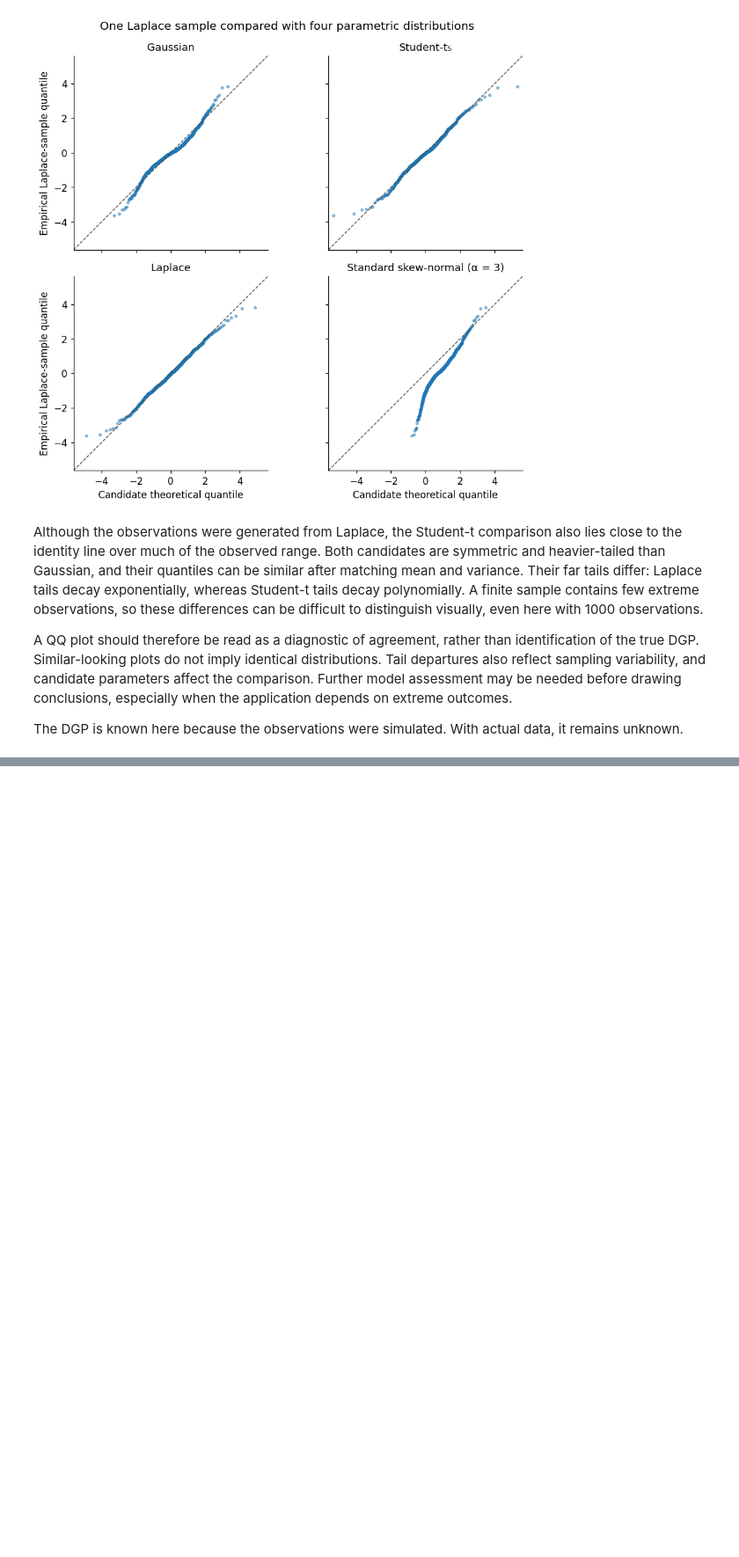
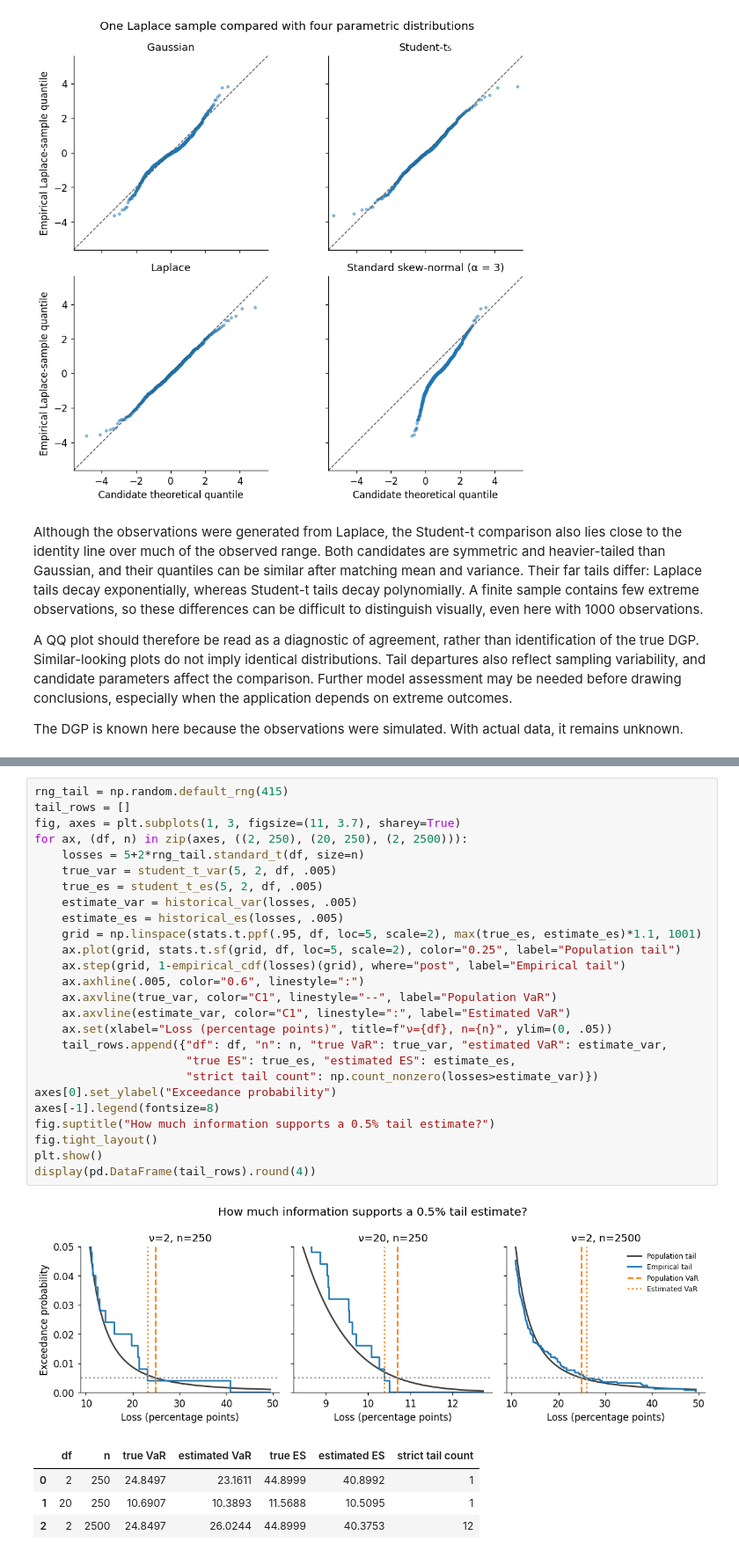
Before and after one commit to jacobkorsgaard/finance-statistical-methods-library, a Jupyter notebook: notebooks/04_nonparametric_distributions.ipynb, the cells around one changed output, grey strips where cells are left out. Shown at 88% size. Cells and saved outputs as stored; diff of their text form; blank space fills up the shorter version.

```diff
--- a/notebooks/04_nonparametric_distributions.ipynb
+++ b/notebooks/04_nonparametric_distributions.ipynb
@@ -185,0 +198,32 @@ The DGP is known here because the observations were simulated. With actual data,
+# %%
+rng_tail = np.random.default_rng(415)
+tail_rows = []
+fig, axes = plt.subplots(1, 3, figsize=(11, 3.7), sharey=True)
+for ax, (df, n) in zip(axes, ((2, 250), (20, 250), (2, 2500))):
+    losses = 5+2*rng_tail.standard_t(df, size=n)
+    true_var = student_t_var(5, 2, df, .005)
+    true_es = student_t_es(5, 2, df, .005)
+    estimate_var = historical_var(losses, .005)
+    estimate_es = historical_es(losses, .005)
+    grid = np.linspace(stats.t.ppf(.95, df, loc=5, scale=2), max(true_es, estimate_es)*1.1, 1001)
+    ax.plot(grid, stats.t.sf(grid, df, loc=5, scale=2), color="0.25", label="Population tail")
+    ax.step(grid, 1-empirical_cdf(losses)(grid), where="post", label="Empirical tail")
+    ax.axhline(.005, color="0.6", linestyle=":")
+    ax.axvline(true_var, color="C1", linestyle="--", label="Population VaR")
+    ax.axvline(estimate_var, color="C1", linestyle=":", label="Estimated VaR")
+    ax.set(xlabel="Loss (percentage points)", title=f"ν={df}, n={n}", ylim=(0, .05))
+    tail_rows.append({"df": df, "n": n, "true VaR": true_var, "estimated VaR": estimate_var,
+                      "true ES": true_es, "estimated ES": estimate_es,
+                      "strict tail count": np.count_nonzero(losses>estimate_var)})
+axes[0].set_ylabel("Exceedance probability")
+axes[-1].legend(fontsize=8)
+fig.suptitle("How much information supports a 0.5% tail estimate?")
+fig.tight_layout()
+plt.show()
+display(pd.DataFrame(tail_rows).round(4))
+# %% [output]
+[figure, added]
+|  | df | n | true VaR | estimated VaR | true ES | estimated ES | strict tail count |
+| 0 | 2 | 250 | 24.8497 | 23.1611 | 44.8999 | 40.8992 | 1 |
+| 1 | 20 | 250 | 10.6907 | 10.3893 | 11.5688 | 10.5095 | 1 |
+| 2 | 2 | 2500 | 24.8497 | 26.0244 | 44.8999 | 40.3753 | 12 |
```
Also changed, not shown: parts of 10 cells of this notebook, 16 other files.
